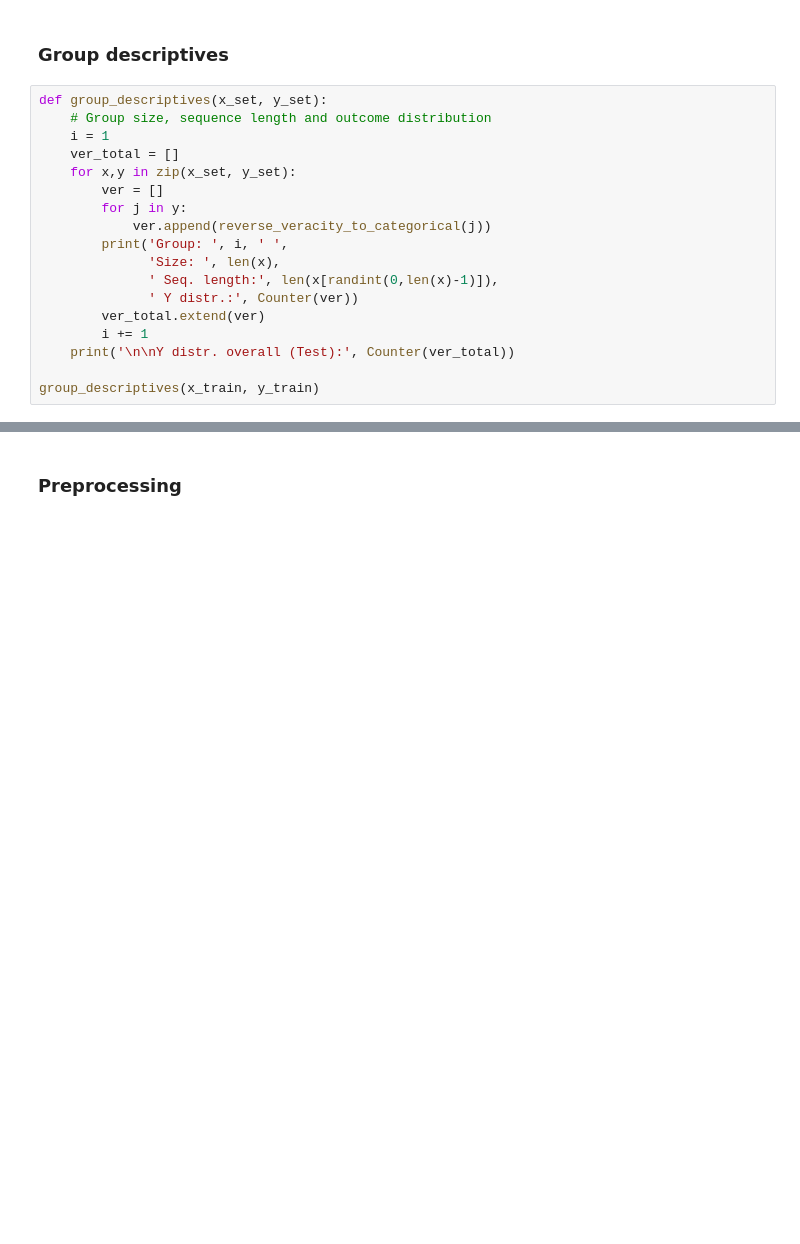
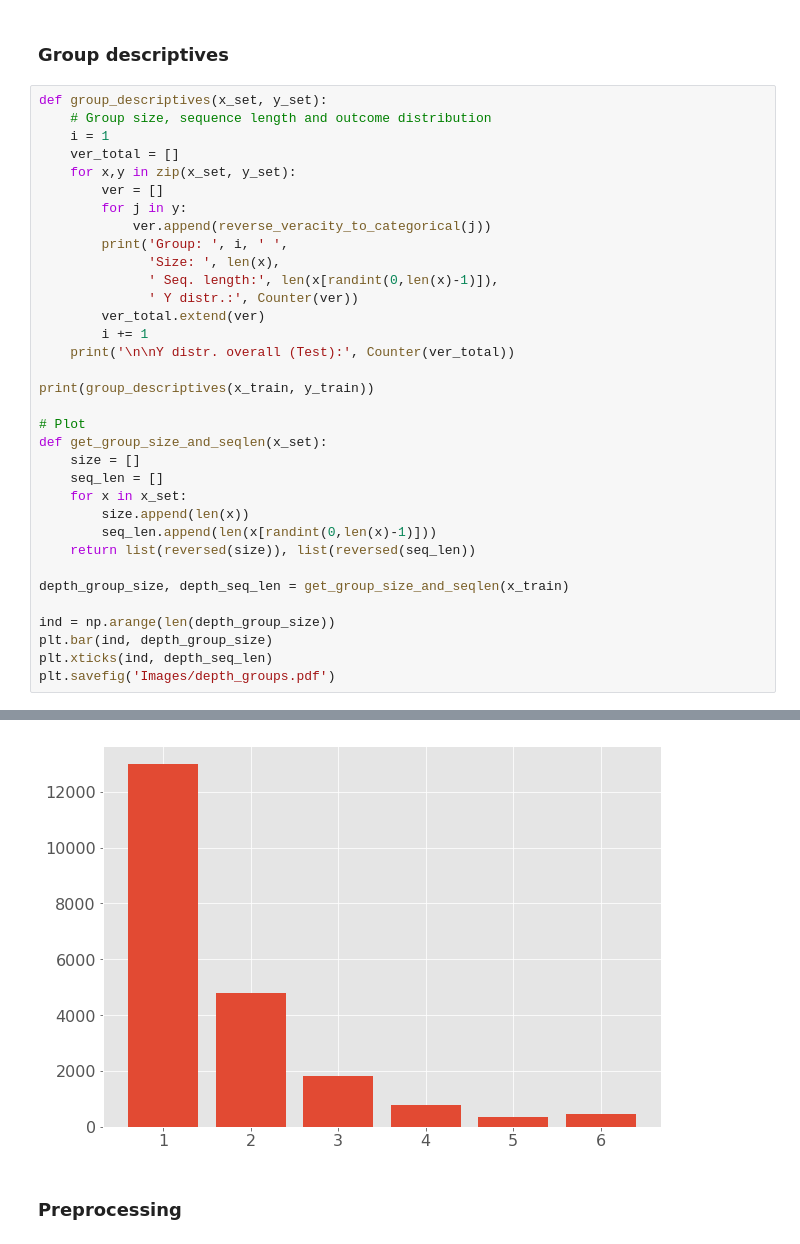
Before and after one commit to gittinic/mlp_final_proj_fake_news, a Jupyter notebook: main.ipynb, the cells around one changed output, grey strips where cells are left out. Cells and saved outputs as stored; diff of their text form; blank space fills up the shorter version.

```diff
--- a/main.ipynb
+++ b/main.ipynb
@@ -361,7 +478,23 @@ def group_descriptives(x_set, y_set):
         i += 1
     print('\n\nY distr. overall (Test):', Counter(ver_total))
 
-group_descriptives(x_train, y_train)
+print(group_descriptives(x_train, y_train))
+
+# Plot
+def get_group_size_and_seqlen(x_set):
+    size = []
+    seq_len = []
+    for x in x_set:
+        size.append(len(x))
+        seq_len.append(len(x[randint(0,len(x)-1)]))
+    return list(reversed(size)), list(reversed(seq_len))
+
+depth_group_size, depth_seq_len = get_group_size_and_seqlen(x_train)
+
+ind = np.arange(len(depth_group_size))
+plt.bar(ind, depth_group_size)
+plt.xticks(ind, depth_seq_len)
+plt.savefig('Images/depth_groups.pdf')
 # %% [output]
 Group:  1   Size:  455  Seq. length: 6  Y distr.: Counter({'FALSE': 369, 'TRUE': 45, 'MIXED': 41})
 Group:  2   Size:  345  Seq. length: 5  Y distr.: Counter({'FALSE': 258, 'TRUE': 51, 'MIXED': 36})
@@ -375,3 +509,4 @@ Y distr. overall (Test): Counter({'FALSE': 16021, 'TRUE': 3057, 'MIXED': 2102})
+[figure, added]
 # %% [markdown]
 ### Preprocessing
 # %%
```
Also changed, not shown: parts of 22 cells of this notebook.
